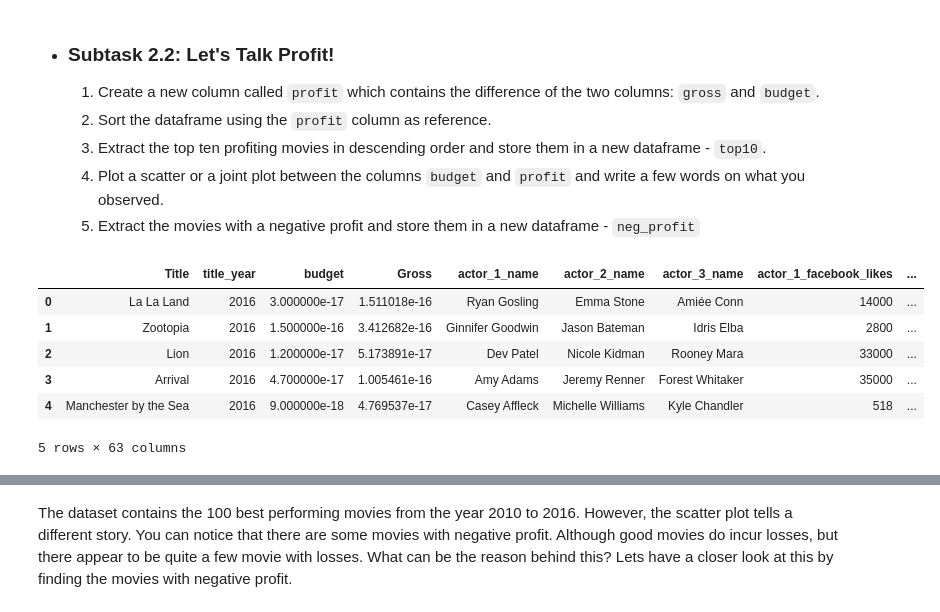
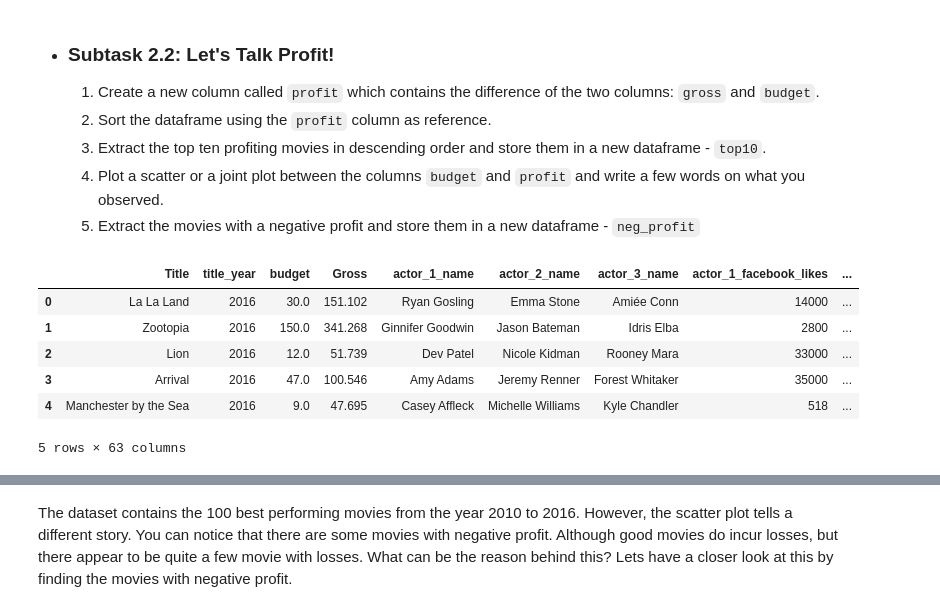
Before and after one commit to arshu04/IMDB_Movie_Assignment, a Jupyter notebook: IMDb+Movie+Assignment_stub.ipynb, the cells around one changed output, grey strips where cells are left out. Cells and saved outputs as stored; diff of their text form; code cells hidden in the pictures.

```diff
--- a/IMDb+Movie+Assignment_stub.ipynb
+++ b/IMDb+Movie+Assignment_stub.ipynb
@@ -26,8 +26,8 @@ Read the movies data file provided and store it in a dataframe `movies`.
 # %%
 # Read the csv file using 'read_csv'. Please write your dataset location here.
 
-df=pd.read_csv('Movie+Assignment+Data.csv')
-df.head()
+movies=pd.read_csv('Movie+Assignment+Data.csv')
+movies.head()
 # %% [output]
 |  | Title | title_year | budget | Gross | actor_1_name | actor_2_name | actor_3_name | actor_1_facebook_likes | ... |
 | 0 | La La Land | 2016 | 30000000 | 151101803 | Ryan Gosling | Emma Stone | Amiée Conn | 14000 | ... |
@@ -108,8 +108,11 @@ Now that we have loaded the dataset and inspected it, we see that most of the da
 These numbers in the `budget` and `gross` are too big, compromising its readability. Let's convert the unit of the `budget` and `gross` columns from `$` to `million $` first.
 # %%
 # Divide the 'gross' and 'budget' columns by 1000000 to convert '$' to 'million $'
-df.budget=df.budget/1000000
-df.Gross=df.Gross/1000000
-df.head()
+
+movies['budget'] = np.round(movies.budget/1000000, decimals=3)
+
+movies['Gross'] = np.round(movies.Gross/1000000, decimals=3)
+
+movies.head()
 # %% [output]
 |  | Title | title_year | budget | Gross | actor_1_name | actor_2_name | actor_3_name | actor_1_facebook_likes | ... |
@@ -129,13 +132,15 @@ df.head()
     5. Extract the movies with a negative profit and store them in a new dataframe - `neg_profit`
 # %%
 # Create the new column named 'profit' by subtracting the 'budget' column from the 'gross' column. # profit=Gross-budget
-df['profit']=df['Gross']-df['budget']
-df.head()
+
+movies['Profit']= movies['Gross']- movies['budget']
+
+movies.head()
 # %% [output]
 |  | Title | title_year | budget | Gross | actor_1_name | actor_2_name | actor_3_name | actor_1_facebook_likes | ... |
-| 0 | La La Land | 2016 | 3.000000e-17 | 1.511018e-16 | Ryan Gosling | Emma Stone | Amiée Conn | 14000 | ... |
-| 1 | Zootopia | 2016 | 1.500000e-16 | 3.412682e-16 | Ginnifer Goodwin | Jason Bateman | Idris Elba | 2800 | ... |
-| 2 | Lion | 2016 | 1.200000e-17 | 5.173891e-17 | Dev Patel | Nicole Kidman | Rooney Mara | 33000 | ... |
-| 3 | Arrival | 2016 | 4.700000e-17 | 1.005461e-16 | Amy Adams | Jeremy Renner | Forest Whitaker | 35000 | ... |
-| 4 | Manchester by the Sea | 2016 | 9.000000e-18 | 4.769537e-17 | Casey Affleck | Michelle Williams | Kyle Chandler | 518 | ... |
+| 0 | La La Land | 2016 | 30.0 | 151.102 | Ryan Gosling | Emma Stone | Amiée Conn | 14000 | ... |
+| 1 | Zootopia | 2016 | 150.0 | 341.268 | Ginnifer Goodwin | Jason Bateman | Idris Elba | 2800 | ... |
+| 2 | Lion | 2016 | 12.0 | 51.739 | Dev Patel | Nicole Kidman | Rooney Mara | 33000 | ... |
+| 3 | Arrival | 2016 | 47.0 | 100.546 | Amy Adams | Jeremy Renner | Forest Whitaker | 35000 | ... |
+| 4 | Manchester by the Sea | 2016 | 9.0 | 47.695 | Casey Affleck | Michelle Williams | Kyle Chandler | 518 | ... |
 5 rows × 63 columns
```
Also changed, not shown: parts of 64 cells of this notebook.
